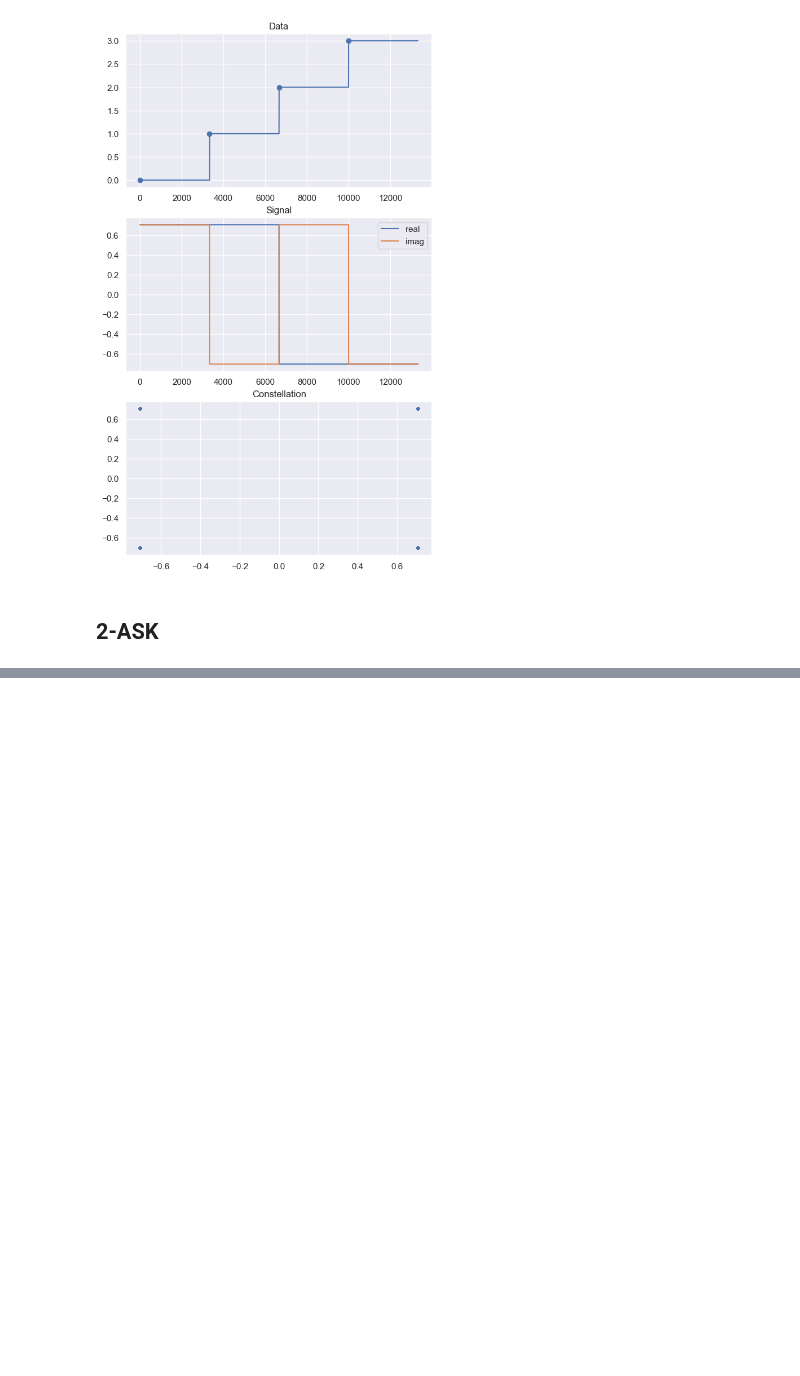
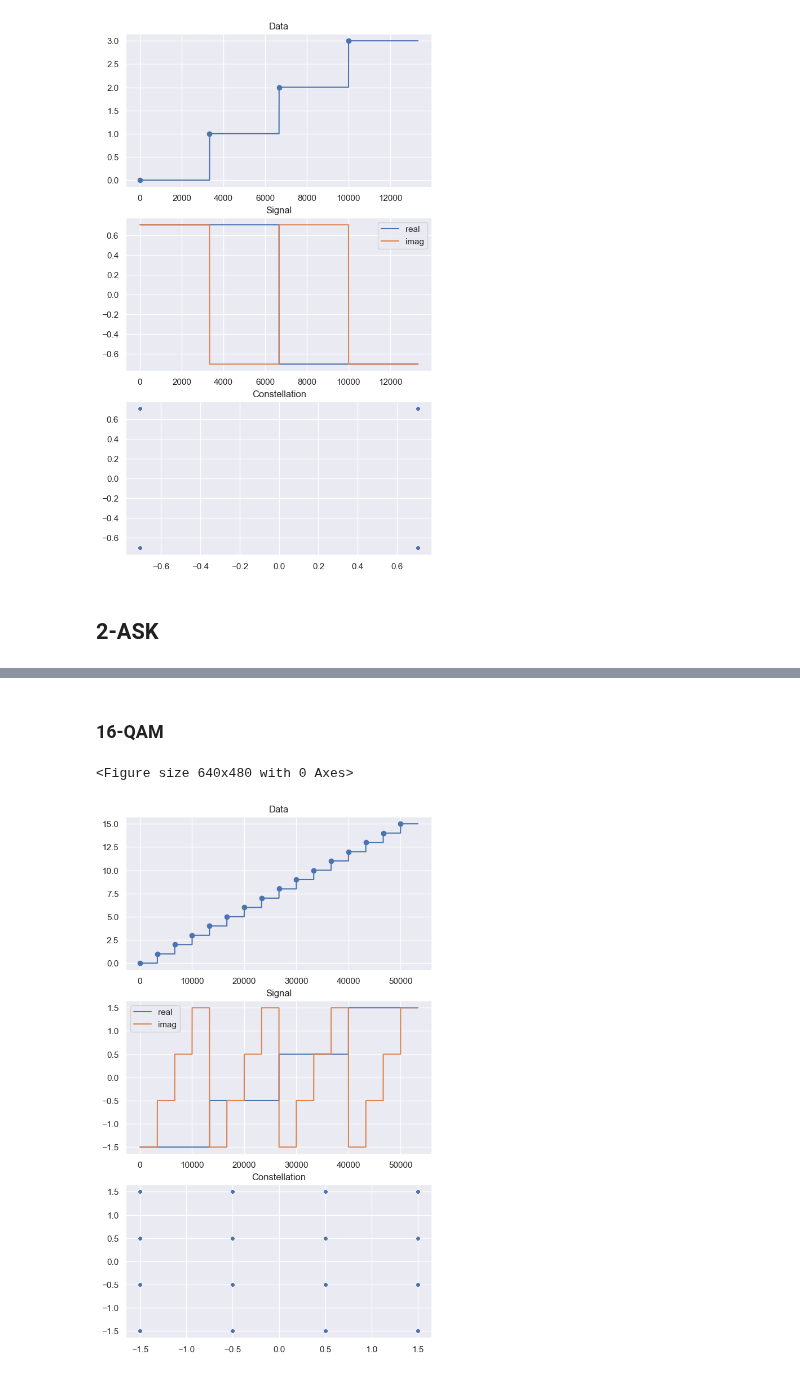
Before and after one commit to zanderman/gan-wireless-5g, a Jupyter notebook: dataset.ipynb, the cells around one changed output, grey strips where cells are left out. Cells and saved outputs as stored; diff of their text form; code cells hidden in the pictures; blank space fills up the shorter version.

```diff
--- a/dataset.ipynb
+++ b/dataset.ipynb
@@ -339,0 +412,32 @@ axd[pkey].grid(True)
+# %% [markdown]
+### 16-QAM
+# %%
+fc = None # 1e3
+fs = 10e5
+baud = 300
+m = 16 # M-QAM
+bits = np.arange(0, m)
+x = qam_m(m=m, bits=bits, baud=baud, fs=fs, fc=fc)
+n = np.r_[0:len(x)]
+
+
+plt.figure()
+
+fig, axd = plt.subplot_mosaic("A;B;C", figsize=(7,12))
+pkey = 'A'
+axd[pkey].plot(n, repeat(bits, baud=baud, fs=fs), marker='o', markevery=int(fs/baud))
+axd[pkey].set_title('Data')
+
+pkey = 'B'
+axd[pkey].plot(n, np.real(x), label='real')
+axd[pkey].plot(n, np.imag(x), label='imag')
+axd[pkey].set_title('Signal')
+axd[pkey].legend()
+
+pkey = 'C'
+axd[pkey].plot(np.real(x.round(10)), np.imag(x.round(10)), '.')
+axd[pkey].set_title('Constellation')
+axd[pkey].grid(True)
+# %% [output]
+<Figure size 640x480 with 0 Axes>
+[figure, added]
```
Also changed, not shown: parts of 5 cells of this notebook.
